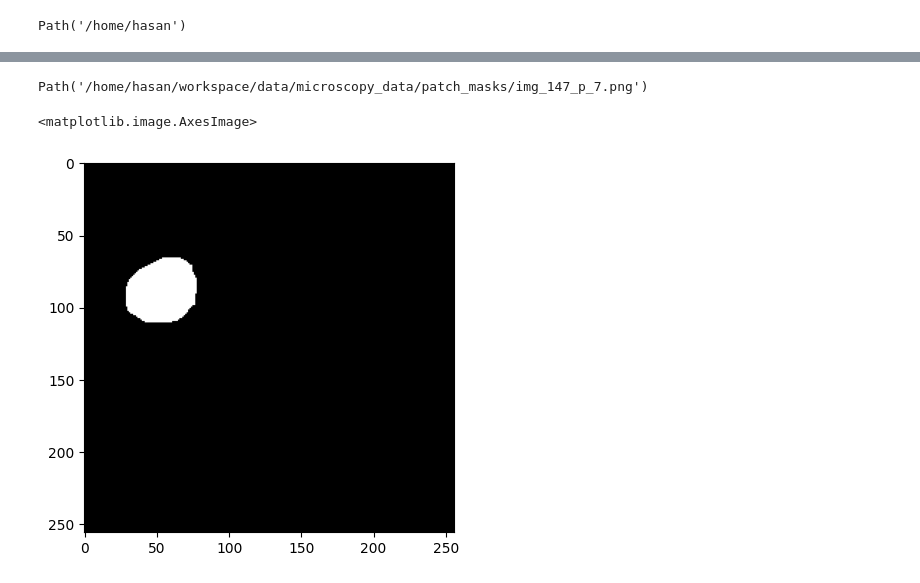
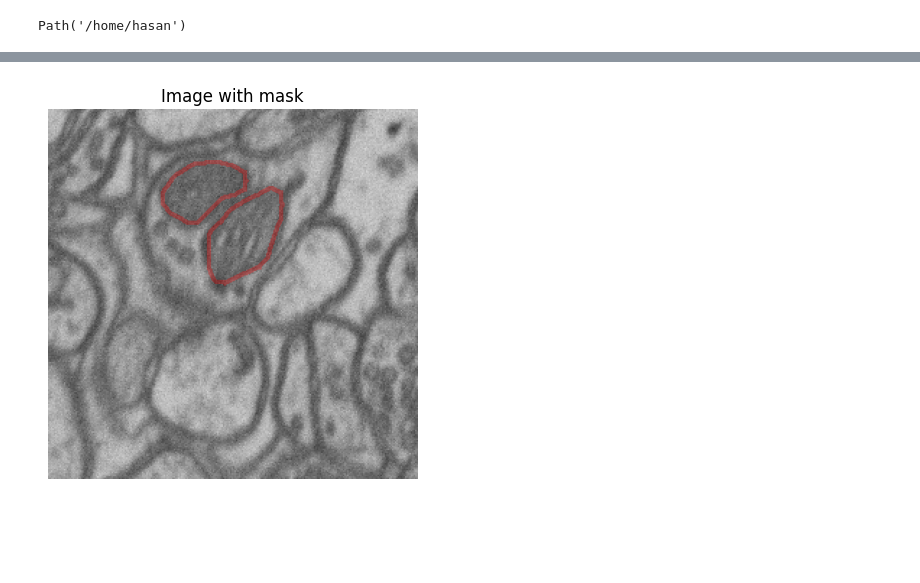
Before and after one commit to HasanGoni/yolo_v8_segmentation, a Jupyter notebook: nbs/02_viz_utils.ipynb, the cells around one changed output, grey strips where cells are left out. Cells and saved outputs as stored; diff of their text form; code cells hidden in the pictures; blank space fills up the shorter version.

```diff
--- a/nbs/02_viz_utils.ipynb
+++ b/nbs/02_viz_utils.ipynb
@@ -132,0 +142,6 @@ overlay_mask_border_on_image(s_img, s_msk)
+# %%
+#yolo_mask_path = Path(r'/home/hasan/workspace/data/microscopy_data/yolo_dataset_train')
+#im_path = Path(r'/home/hasan/workspace/data/microscopy_data/patch_images/')
+yolo_mask_path = Path(r'/home/hasan/Schreibtisch/projects/data/microscopy/yolo_dataset_train')
+im_path = Path(r'/home/hasan/Schreibtisch/projects/data/microscopy/patch_train_images/')
+yolo_mask_path.ls(), im_path.ls()
@@ -174,4 +210,0 @@ def overlay_yolo_mask(
-# %%
-yolo_mask_path = Path(r'/home/hasan/workspace/data/microscopy_data/yolo_dataset_train')
-im_path = Path(r'/home/hasan/workspace/data/microscopy_data/patch_images/')
-yolo_mask_path.ls(), im_path.ls()
@@ -210,15 +211,7 @@ with open(yolo_mask_path.ls()[r_idx], 'r') as f:
-# %%
-mask_path = Path(r'/home/hasan/workspace/data/microscopy_data/patch_masks')
-sn_msk = mask_path.ls()[0]
-sn_msk
-# %% [output]
-Path('/home/hasan/workspace/data/microscopy_data/patch_masks/img_147_p_7.png')
-# %%
-sn_msk=cv2.imread(f'{sn_msk}')
-plt.imshow(sn_msk)
-# %% [output]
-<matplotlib.image.AxesImage>
-[figure, removed]
+# %%
+overlay_yolo_mask(im_path, msk_path=yolo_mask_path, color='red', fill=False)
+# %% [output]
+[figure, added]
 # %%
 #| hide
 import nbdev; nbdev.nbdev_export()
```
Also changed, not shown: parts of 13 cells of this notebook, 40 other files.
